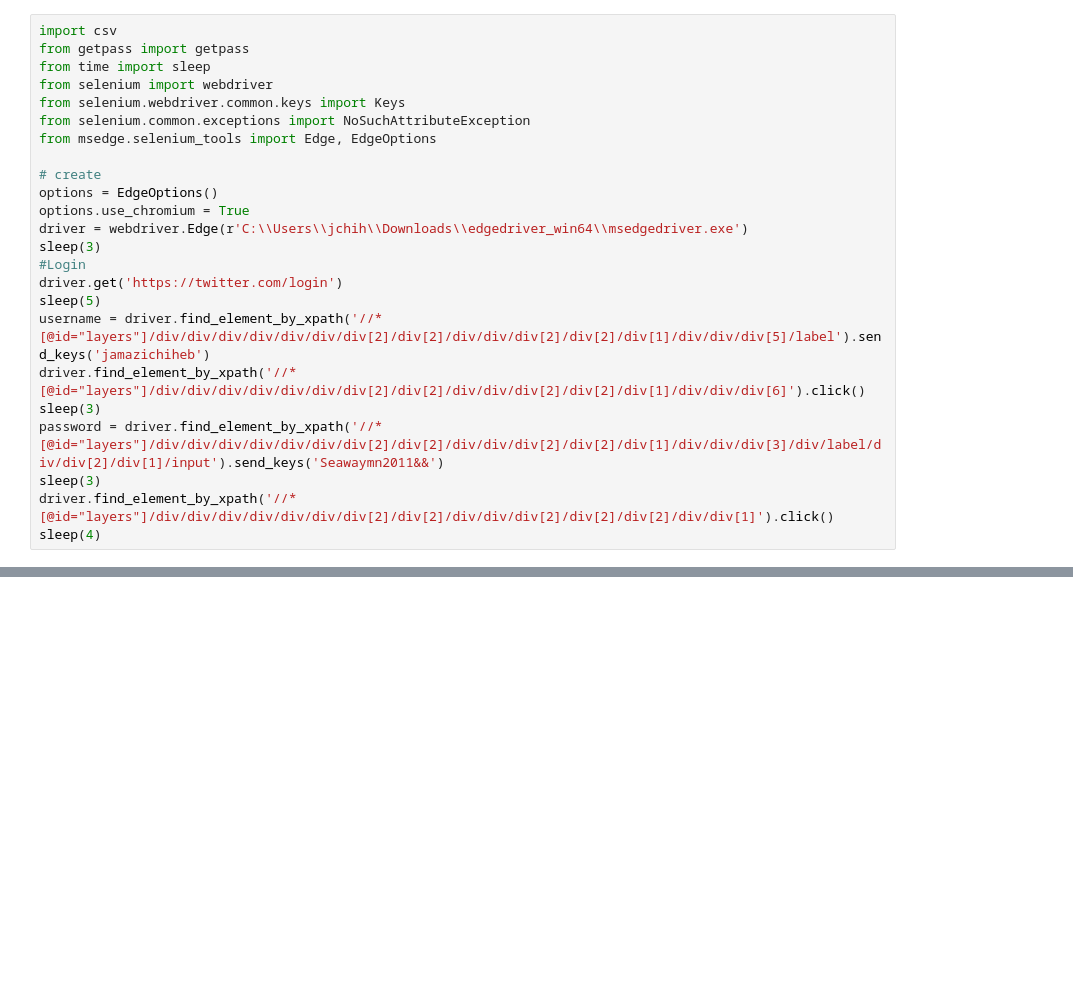
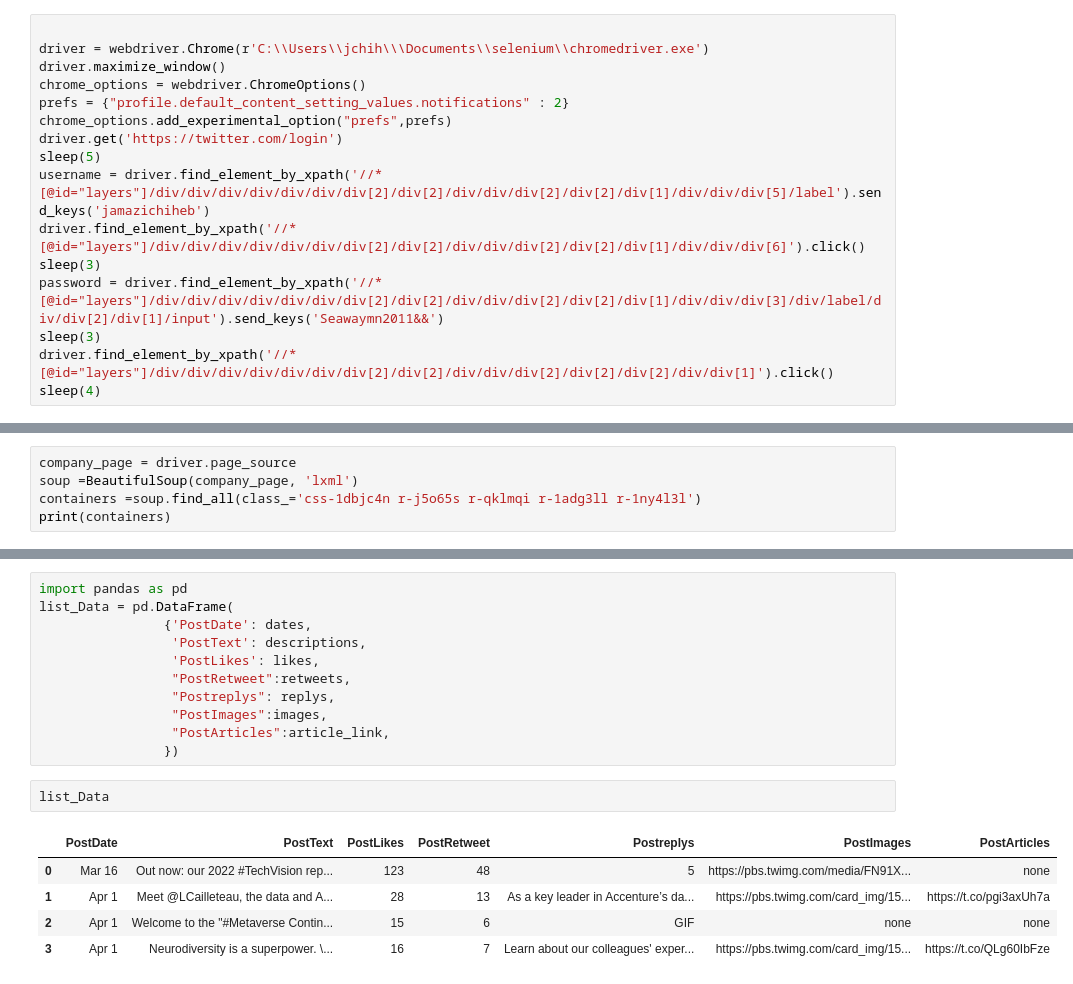
Before and after one commit to chiheb-jamazi/Talan_Competitive, a Jupyter notebook: scrape twitter.ipynb, the cells around one changed output, grey strips where cells are left out. Drawn from its saved outputs; the diff is of its cells as text; blank space fills up the shorter version.

```diff
--- a/scrape twitter.ipynb
+++ b/scrape twitter.ipynb
@@ -90,18 +11,10 @@ KeyboardInterrupt:
 # %%
-import csv
-from getpass import getpass
-from time import sleep
-from selenium import webdriver
-from selenium.webdriver.common.keys import Keys
-from selenium.common.exceptions import NoSuchAttributeException
-from msedge.selenium_tools import Edge, EdgeOptions
 
-# create
-options = EdgeOptions()
-options.use_chromium = True
-driver = webdriver.Edge(r'C:\\Users\\jchih\\Downloads\\edgedriver_win64\\msedgedriver.exe')
-sleep(3)
-#Login
+driver = webdriver.Chrome(r'C:\\Users\\jchih\\\Documents\\selenium\\chromedriver.exe')
+driver.maximize_window()
+chrome_options = webdriver.ChromeOptions()
+prefs = {"profile.default_content_setting_values.notifications" : 2}
+chrome_options.add_experimental_option("prefs",prefs)
 driver.get('https://twitter.com/login')
 sleep(5)
 username = driver.find_element_by_xpath('//*[@id="layers"]/div/div/div/div/div/div/div[2]/div[2]/div/div/div[2]/div[2]/div[1]/div/div/div[5]/label').send_keys('jamazichiheb')
@@ -176,0 +33,5 @@ NoSuchElementException: Message: no such element: Unable to locate element: {"me
+# %%
+company_page = driver.page_source
+soup =BeautifulSoup(company_page, 'lxml')
+containers =soup.find_all(class_='css-1dbjc4n r-j5o65s r-qklmqi r-1adg3ll r-1ny4l3l')
+print(containers)
@@ -176,0 +105,19 @@ NoSuchElementException: Message: no such element: Unable to locate element: {"me
+# %%
+import pandas as pd
+list_Data = pd.DataFrame(
+                {'PostDate': dates,
+                 'PostText': descriptions,
+                 'PostLikes': likes,
+                 "PostRetweet":retweets,
+                 "Postreplys": replys,
+                 "PostImages":images,
+                 "PostArticles":article_link,
+                })
+# %%
+list_Data
+# %% [output]
+|  | PostDate | PostText | PostLikes | PostRetweet | Postreplys | PostImages | PostArticles |
+| 0 | Mar 16 | Out now: our 2022 #TechVision rep... | 123 | 48 | 5 | https://pbs.twimg.com/media/FN91X... | none |
+| 1 | Apr 1 | Meet @LCailleteau, the data and A... | 28 | 13 | As a key leader in Accenture’s da... | https://pbs.twimg.com/card_img/15... | https://t.co/pgi3axUh7a |
+| 2 | Apr 1 | Welcome to the "#Metaverse Contin... | 15 | 6 | GIF | none | none |
+| 3 | Apr 1 | Neurodiversity is a superpower. \... | 16 | 7 | Learn about our colleagues' exper... | https://pbs.twimg.com/card_img/15... | https://t.co/QLg60IbFze |
```
Also changed, not shown: parts of 10 cells of this notebook, 2 other files.
